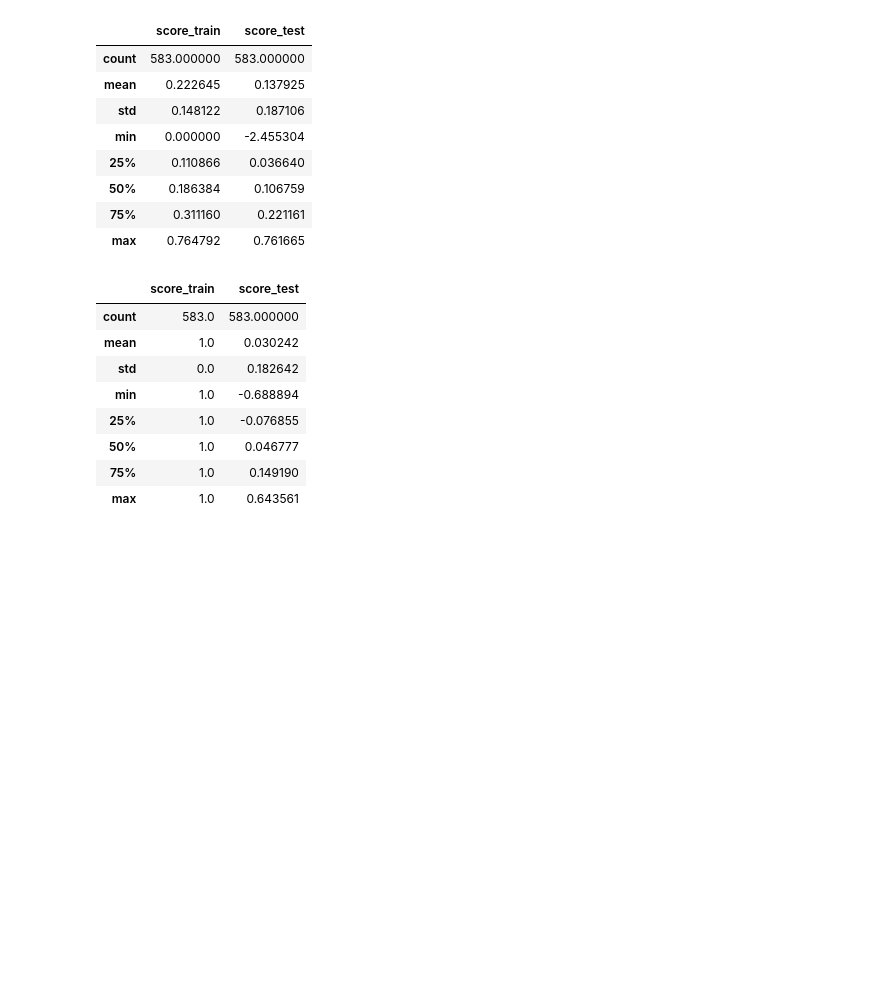
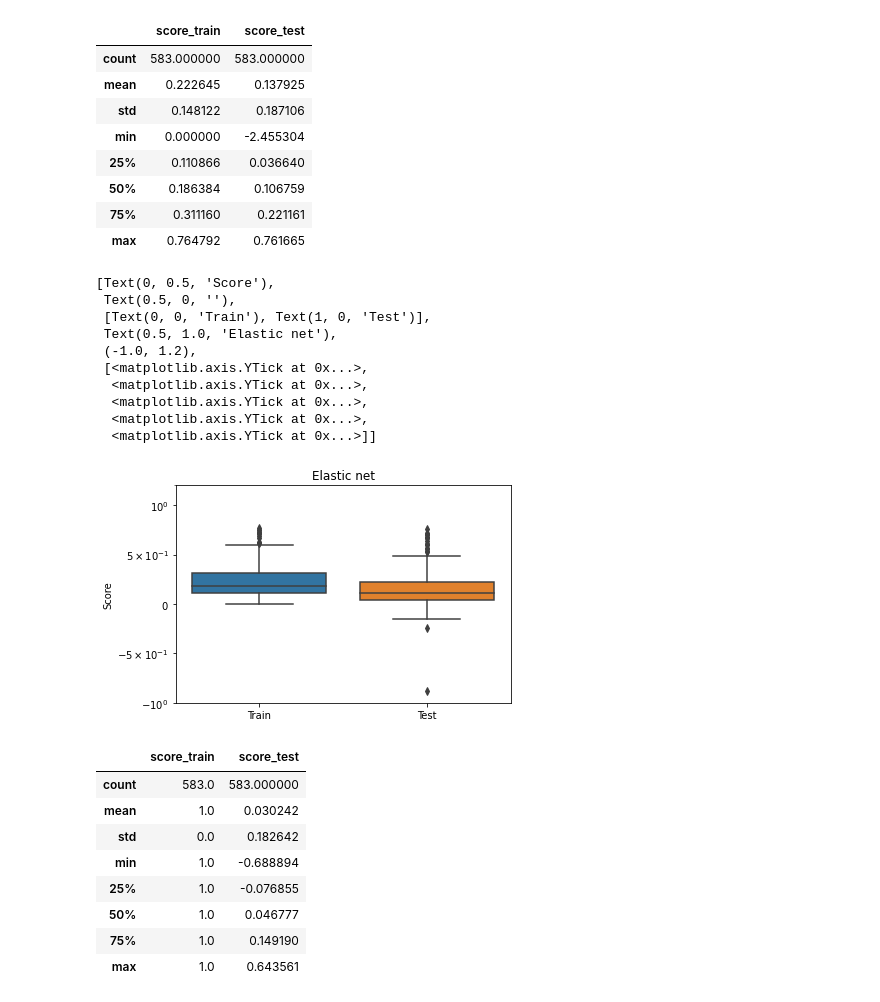
Before and after one commit to pritchardlabatpsu/cga_app, a Jupyter notebook: notebooks/18b-compr_modresults_run03.ipynb, the cells around one changed output. Cells and saved outputs as stored; diff of their text form; code cells hidden in the pictures; blank space fills up the shorter version.

```diff
--- a/notebooks/18b-compr_modresults_run03.ipynb
+++ b/notebooks/18b-compr_modresults_run03.ipynb
@@ -38,5 +52,5 @@ scores.boxplot()
 # %%
-res = pd.read_csv(os.path.join(model_dirs['elasticNet'], 'model_results.csv'))
+res = pd.read_csv(os.path.join(model_dirs['elasticnet'], 'model_results.csv'))
 res.loc[res.model=='all',['score_train', 'score_test']].describe()
 # %% [output]
 |  | score_train | score_test |
@@ -48,6 +62,24 @@ res.loc[res.model=='all',['score_train', 'score_test']].describe()
 | 50% | 0.186384 | 0.106759 |
 | 75% | 0.311160 | 0.221161 |
 | max | 0.764792 | 0.761665 |
+# %%
+df = pd.melt(res.loc[res.model=='all',['score_train', 'score_test']])
+ax = sns.boxplot(data=df, x='variable',y='value')
+ax.set_yscale('symlog')
+ax.set(ylabel='Score', xlabel='',xticklabels=['Train','Test'], title='Elastic net',
+       ylim=[-1,1.2], yticks=[-1,-0.5,0,0.5,1])
+# %% [output]
+[Text(0, 0.5, 'Score'),
+ Text(0.5, 0, ''),
+ [Text(0, 0, 'Train'), Text(1, 0, 'Test')],
+ Text(0.5, 1.0, 'Elastic net'),
+ (-1.0, 1.2),
+ [<matplotlib.axis.YTick at 0x...>,
+  <matplotlib.axis.YTick at 0x...>,
+  <matplotlib.axis.YTick at 0x...>,
+  <matplotlib.axis.YTick at 0x...>,
+  <matplotlib.axis.YTick at 0x...>]]
+[figure, added]
 # %%
 res = pd.read_csv(os.path.join(model_dirs['lm'], 'model_results.csv'))
 res.loc[res.model=='all',['score_train', 'score_test']].describe()
```
Also changed, not shown: parts of 14 cells of this notebook, 1 other file.
